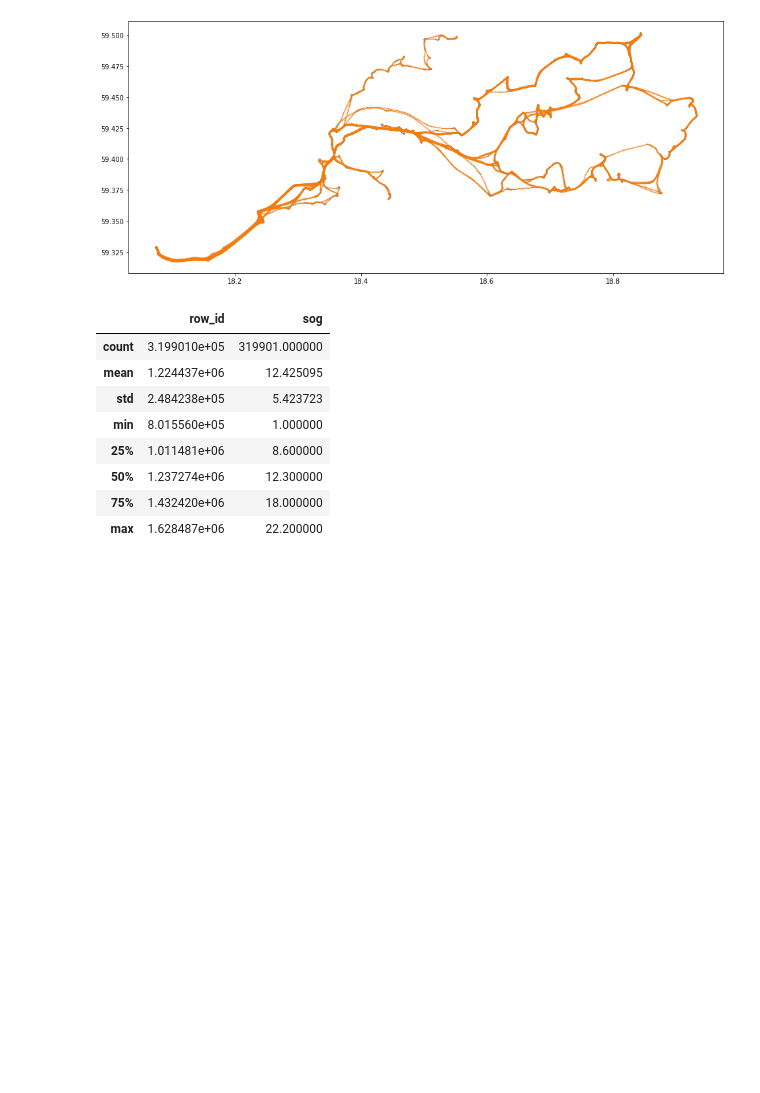
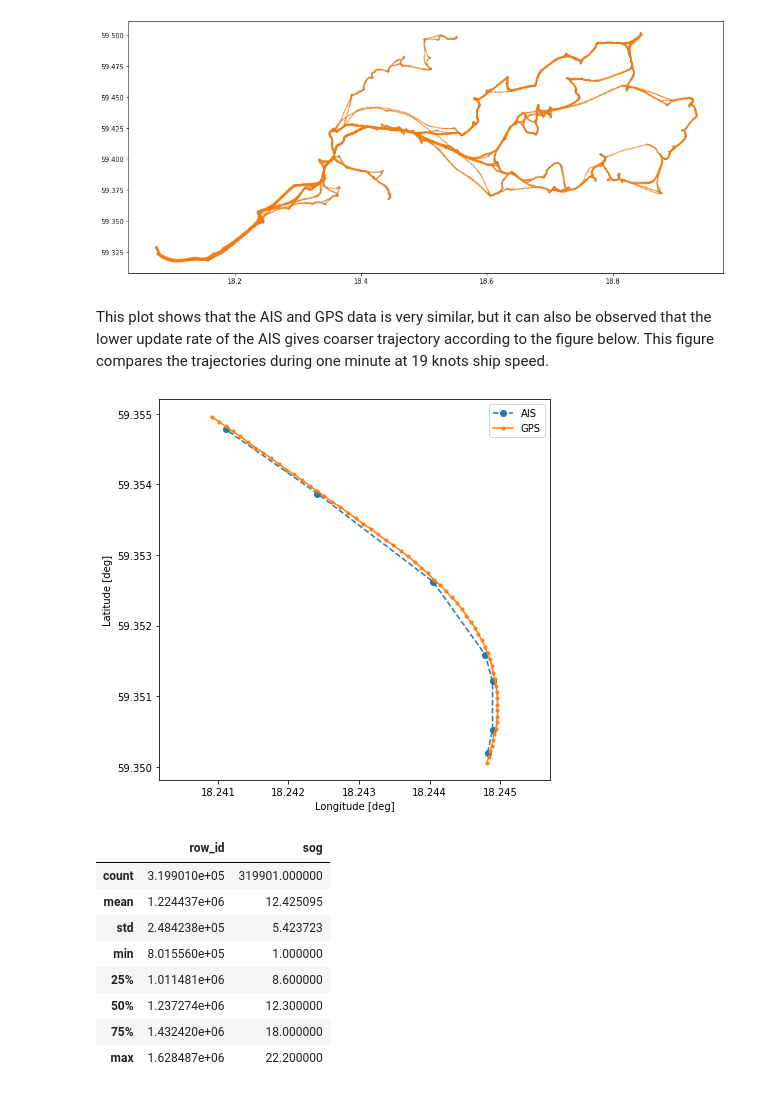
Before and after one commit to martinlarsalbert/ais_vs_gps_position, a Jupyter notebook: docs/report/02.01_analyze_time.ipynb, the cells around one changed output. Drawn from its saved outputs; the diff is of its cells as text; code cells hidden in the pictures; blank space fills up the shorter version.

```diff
--- a/docs/report/02.01_analyze_time.ipynb
+++ b/docs/report/02.01_analyze_time.ipynb
@@ -178,6 +185,42 @@ df_gps.plot(markersize=0.2, label='GPS', ax=ax, alpha=0.2)
 # %% [output]
 <AxesSubplot:>
 [figure]
+# %%
+def point_to_lat_lon(df, geometry_column='pos'):
+
+    df_lat_lon = pd.DataFrame(index=df.index)
+    df_lat_lon['longitude'] = df[geometry_column].apply(lambda p: p.x)
+    df_lat_lon['latitude'] = df[geometry_column].apply(lambda p: p.y)
+
+    return df_lat_lon
+# %% [markdown]
+This plot shows that the AIS and GPS data is very similar, but it can also be observed that the lower update rate of the AIS gives coarser trajectory according to the figure below. This figure compares the trajectories during one minute at 19 knots ship speed.
+# %%
+start_ = "2020-07-10 10:02:00+00:00"
+stop_ = "2020-07-10 10:03:00+00:00"
+mask = ((df_ais_pos.index >= start_) &
+        (df_ais_pos.index <= stop_)
+       )
+df_lat_lon_ais = point_to_lat_lon(df=df_ais_pos.loc[mask])
+
+
+mask = ((df_gps.index >= start_) &
+        (df_gps.index <= stop_)
+       )
+df_lat_lon_gps = point_to_lat_lon(df=df_gps.loc[mask])
+
+fig,ax=plt.subplots()
+fig.set_size_inches(7,7)
+df_lat_lon_ais.plot(x='longitude', y='latitude', style='o--', label='AIS', ax=ax)
+df_lat_lon_gps.plot(x='longitude', y='latitude', style='.-', label='GPS', ax=ax)
+
+ax.axis('equal');
+ax.legend()
+ax.set_ylabel('Latitude [deg]');
+ax.set_xlabel('Longitude [deg]');
+ax.ticklabel_format(useOffset=False, style='plain')
+# %% [output]
+[figure, added]
 # %%
 df_gps.describe()
 # %% [output]
```
Also changed, not shown: parts of 19 cells of this notebook, 4 other files.
